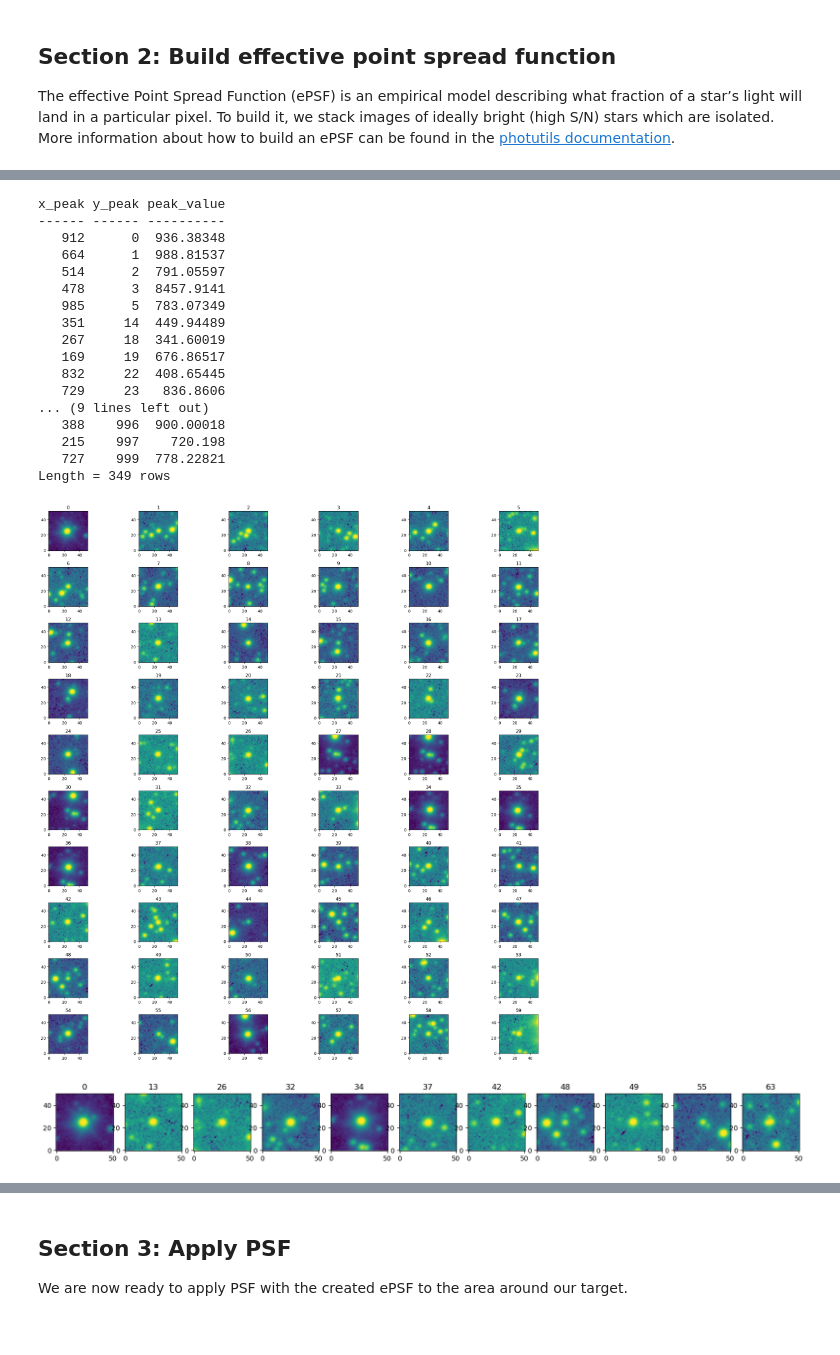
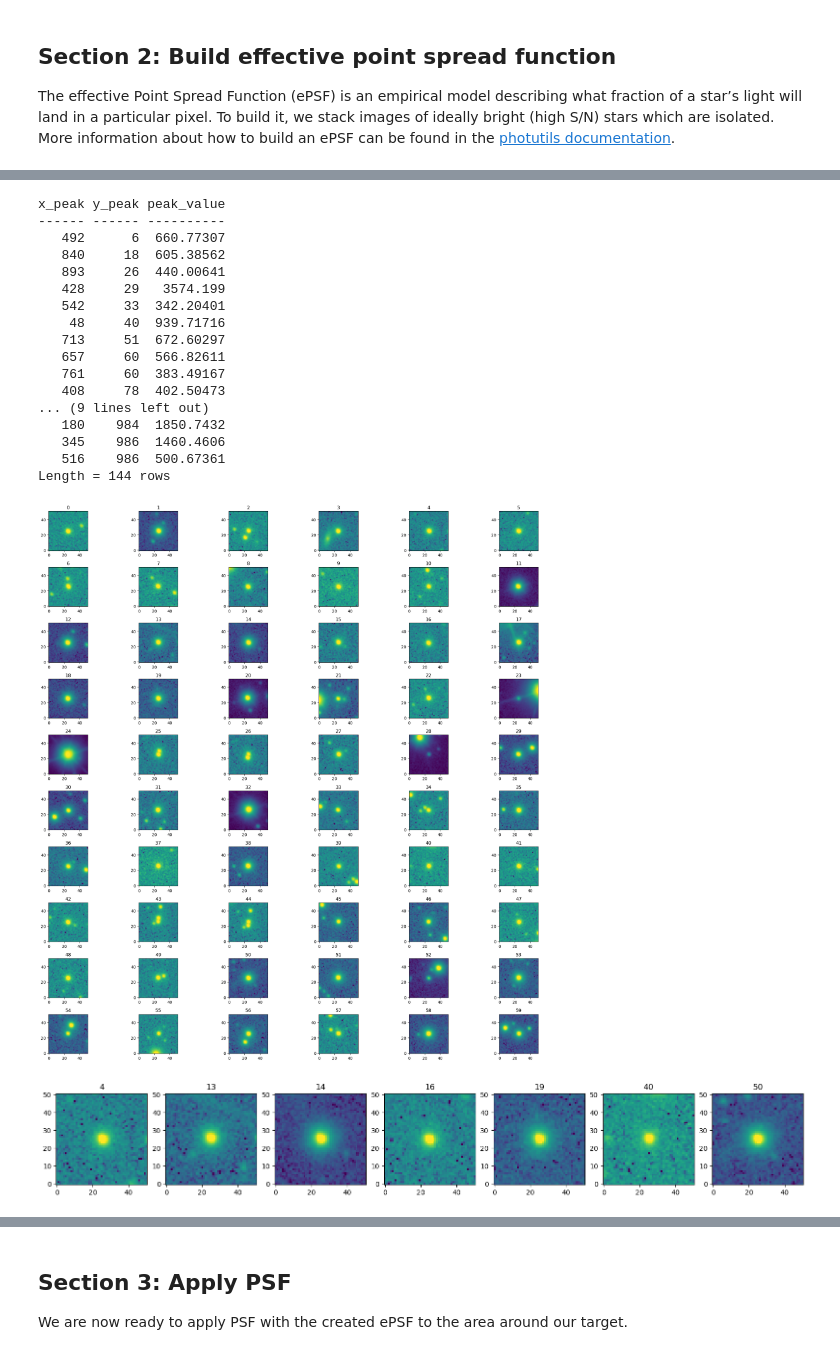
Before and after one commit to reitsmairis/xrbs, a Jupyter notebook: psf.ipynb, the cells around one changed output, grey strips where cells are left out. Saved outputs shown, nothing was run; the diff lists cells and outputs as text; code cells hidden in the pictures.

```diff
--- a/psf.ipynb
+++ b/psf.ipynb
@@ -62,13 +68,13 @@ PARAMETERS:
 """
 
 # Parameters
-coords = "18 25 22.020 -00 00 43.00"
-radius = 0.6
-source = "4U_1822-00"
-obs = "1175"
-band = 'H'
+coords = "17 06 16.3 -61 42 40.5"
+radius = 0.3
+source = "IGR_J1706.2-6143"
+obs = "3000"
+band = 'J'
 FSRED_dir = "E:/Scriptie/"
-file_name = "2018-06-19_H_4U_1822-00_1175_c1-4_58288_30295.mos.fits.cat"
+file_name = "2014-05-08_J_35_IGR_J1706.2-6143_3000_c1-4_56785_23366.mos.fits.cat"
 #%matplotlib notebook
 
 
@@ -118,7 +124,7 @@ Cutout the brightest stars (> treshold) in the image above
 and show a subset of the selected stars.
 '''
 
-threshold = 300 # threshold value for selecting stars
+threshold = 300 # threshold value for selecting stars (default 300)
 
 # Identify stars
 data = hdulist_cut.data
@@ -157,50 +163,49 @@ fig.tight_layout()
 # %% [output]
 x_peak y_peak peak_value
 ------ ------ ----------
-   912      0  936.38348
-   664      1  988.81537
-   514      2  791.05597
-   478      3  8457.9141
-   985      5  783.07349
-   351     14  449.94489
-   267     18  341.60019
-   169     19  676.86517
-   832     22  408.65445
-   729     23   836.8606
+   492      6  660.77307
+   840     18  605.38562
+   893     26  440.00641
+   428     29   3574.199
+   542     33  342.20401
+    48     40  939.71716
+   713     51  672.60297
+   657     60  566.82611
+   761     60  383.49167
+   408     78  402.50473
 ... (9 lines left out)
-   388    996  900.00018
-   215    997    720.198
-   727    999  778.22821
-Length = 349 rows
+   180    984  1850.7432
+   345    986  1460.4606
+   516    986  500.67361
+Length = 144 rows
-[figure, old version]
+[figure, new version]
 # %%
 """
 Select sample of good stars.
 
 The stars that we selected are already bright,
 but we need to select stars that are isolated and
 where no artifacts are present in the images.
 We make the selection by inspecting the images above
 manually and adding the cutout indices in the list below.
 """
 
 # Select stars
-good_images = [0, 13, 26, 32, 34, 37, 42, 48, 49, 55, 63]
-# size = 51
+good_images = [4, 13, 14, 16, 19, 40, 50]
 good_table = stars_tbl[good_images]
 good_stars = extract_stars(nddata, good_table, size=size)
 
 # Display selection of stars
 nrows = 1
 ncols = len(good_images)
 fig, ax = plt.subplots(nrows=nrows, ncols=ncols, figsize=(20, 20), squeeze=True)
 ax = ax.ravel()
 for i in range(nrows * ncols):
     norm = simple_norm(good_stars[i], 'log', percent=99.)
     ax[i].imshow(good_stars[i], norm=norm, origin='lower', cmap='viridis')
     ax[i].set_title(good_images[i])
 # %% [output]
-[figure, old version]
+[figure, new version]
 # %%
 """
 Build ePSF from selected stars.
```
Also changed, not shown: parts of 13 cells of this notebook, 1 other file.
